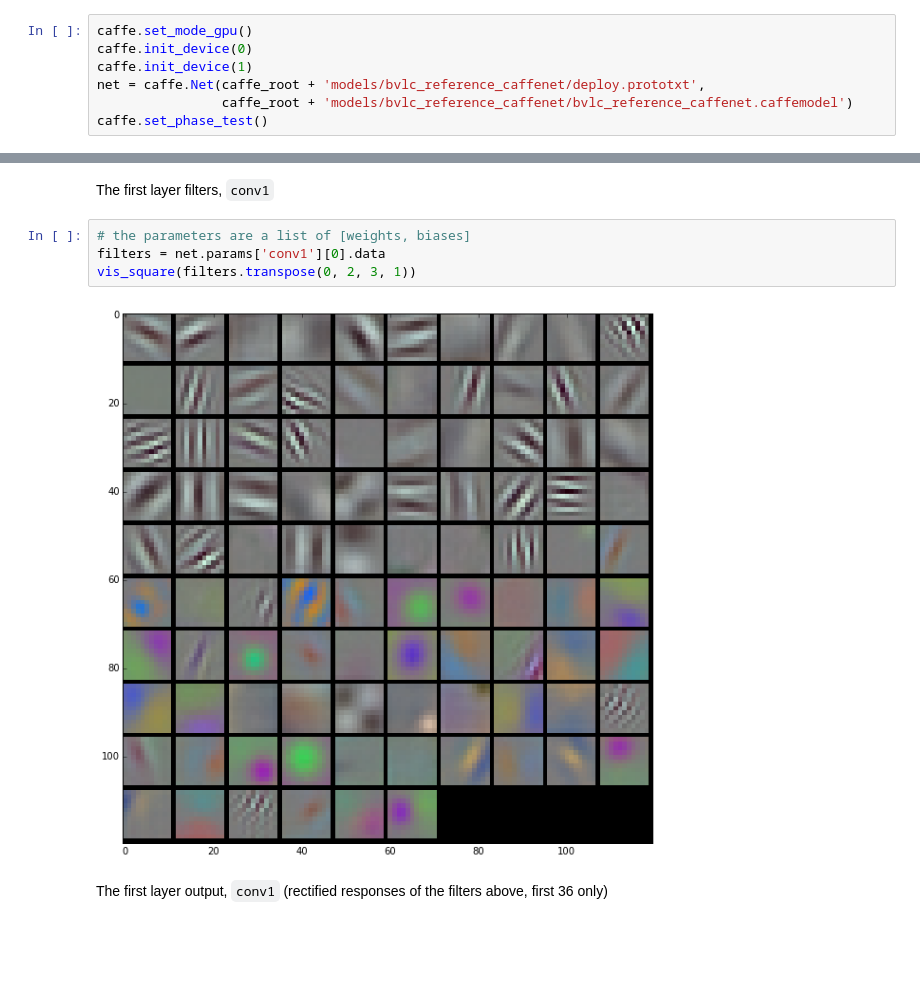
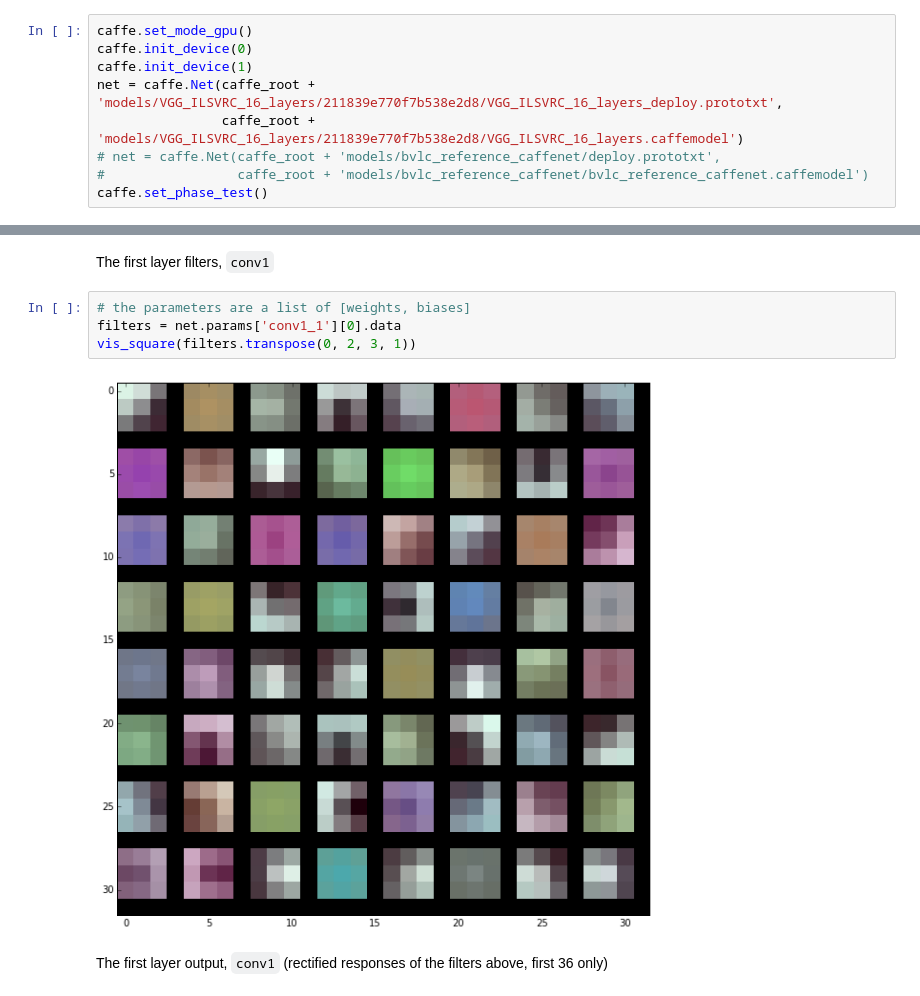
Before and after one commit to stephenyan1231/caffe-public, a Jupyter notebook: ipython/filter_visualization.ipynb, the cells around one changed output, grey strips where cells are left out. Saved outputs shown, nothing was run; the diff lists cells and outputs as text; blank space fills up the shorter version.

```diff
--- a/ipython/filter_visualization.ipynb
+++ b/ipython/filter_visualization.ipynb
@@ -30,7 +30,9 @@ Set Caffe to CPU mode, load the net in the test phase for inference, and configu
 caffe.set_mode_gpu()
 caffe.init_device(0)
 caffe.init_device(1)
-net = caffe.Net(caffe_root + 'models/bvlc_reference_caffenet/deploy.prototxt',
-                caffe_root + 'models/bvlc_reference_caffenet/bvlc_reference_caffenet.caffemodel')
+net = caffe.Net(caffe_root + 'models/VGG_ILSVRC_16_layers/211839e770f7b538e2d8/VGG_ILSVRC_16_layers_deploy.prototxt',
+                caffe_root + 'models/VGG_ILSVRC_16_layers/211839e770f7b538e2d8/VGG_ILSVRC_16_layers.caffemodel')
+# net = caffe.Net(caffe_root + 'models/bvlc_reference_caffenet/deploy.prototxt',
+#                 caffe_root + 'models/bvlc_reference_caffenet/bvlc_reference_caffenet.caffemodel')
 caffe.set_phase_test()
 # %%
@@ -123,10 +153,10 @@ plt.imshow(transformer.deprocess('data', net.blobs(0)['data'].data[0]))
 The first layer filters, `conv1`
 # %%
 # the parameters are a list of [weights, biases]
-filters = net.params['conv1'][0].data
+filters = net.params['conv1_1'][0].data
 vis_square(filters.transpose(0, 2, 3, 1))
 # %% [output]
-[figure, old version]
+[figure, new version]
 # %% [markdown]
 The first layer output, `conv1` (rectified responses of the filters above, first 36 only)
 # %%
```
Also changed, not shown: parts of 24 cells of this notebook, 1 other file.
